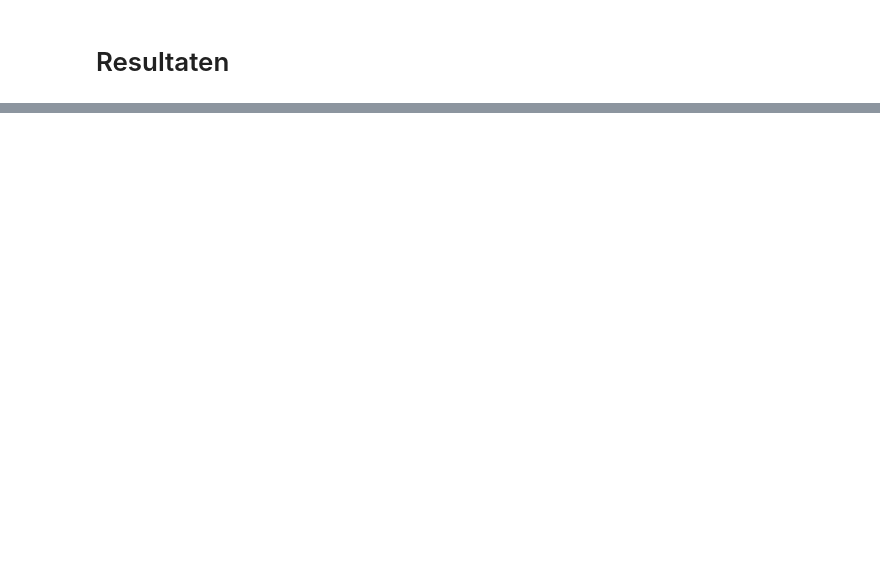
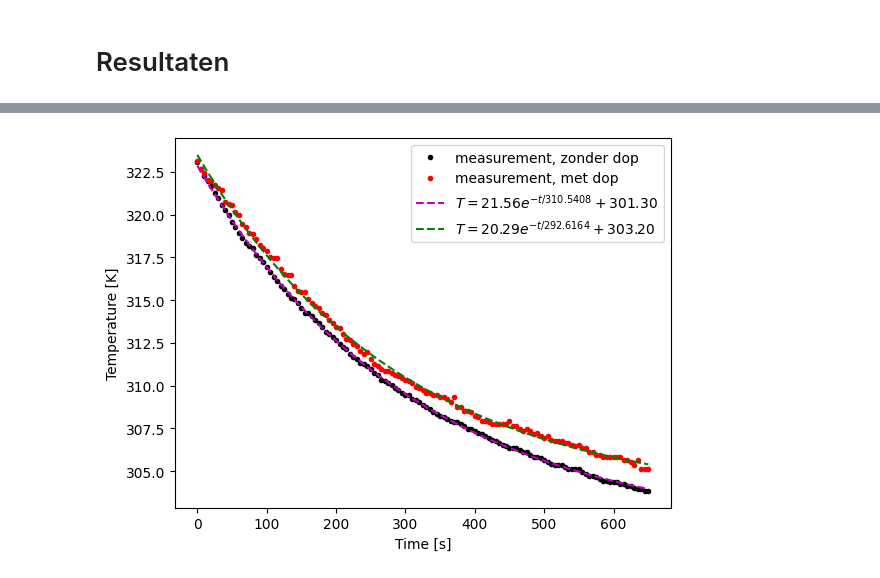
Before and after one commit to cs50202/kimienalesja, a Jupyter notebook: Content/Labs/koelbuis.ipynb, the cells around one changed output, grey strips where cells are left out. Saved outputs shown, nothing was run; the diff lists cells and outputs as text; code cells hidden in the pictures; blank space fills up the shorter version.

```diff
--- a/Content/Labs/koelbuis.ipynb
+++ b/Content/Labs/koelbuis.ipynb
@@ -164,58 +206,92 @@ import numpy as np
 import matplotlib.pyplot as plt
 from scipy.optimize import curve_fit
 
+dikte = 0.0026
+breed = 0.0502
+leng = 0.10092
+
+def oppervlak(d, b, l):
+    buitenopp = b*np.pi*l
+    binnenopp = (b-(2*d))*np.pi*l
+    rand = 2*(((b/2)**2*np.pi)-((b-(2*d)/2)**2)*np.pi)
+    A = buitenopp + binnenopp + rand
+    return A
+
+
 def exp_func(t, A, tau, T_omg):
     # A is verschiltemperatuur met omgeving aan start
     # tau is de karakteristieke tijd voor de koeling
     # T_omg is de omgevingstemperatuur
     return (A * np.exp(-t/tau) + T_omg)
 
-buitenoppervlak = 1.598103113e-2  # bepaal zelf in m^2
-warmtecapaciteit = 0.0 # bepaal de warmtecapaciteit in J/K
+buitenoppervlak = oppervlak(dikte, breed, leng) # bepaal zelf in m^2
+warmtecapaciteit = 8.8e2 # We hebben een aluminium buis, warmtecapaciteit in kg K
+print(f"uitwerking van opdracht 5: het berekende buitenoppervlak is {buitenoppervlak:.2g} m^2, de warmtecapaciteit is {warmtecapaciteit:.2g} kg K en we schatten de omgevingstemperatuur op 23 graden celcius")
 
-#eerste meting:
-# t = np.array([0, 40,73,74,75,77,84,86,90,96, 103,109, 114, 119,
-#               1, 4, 7, 10, 11, 12, 14, 15, 17, 19, 22, 25, 29, 31, 39, 43, 58, 66, 69, 73, 76, 78, 82, 85, 89, 93, 98, 102, 106, 112, 119, 128, 134, 138, 144, 149, 155, 159, 166, 168, 173, 178, 186]) #seconden
-# Temperature = np.array([48.3, 36.7, 36.9, 36.2, 35.9, 38.8, 35.5, 35.3, 35.2, 35.35, 34.8, 34.5, 34.3, 34.1,
-#                         50.1, 49.6, 49.1, 48.9, 48.8, 48.6, 48.8, 48.75, 46.8, 46.4, 45.8, 45.3, 45.1, 44.9, 44.7, 44.4, 44.3, 43.8, 43.3, 42.9, 42.6, 42.2, 41.9, 41.5, 41.3, 41.2, 40.9, 40.6, 40, 39.8, 39.3, 38.7, 38.2, 38.1, 38, 37.8, 37.6, 37.2, 37, 36.6, 36.4, 36.1, 35.9, ]) #Celcius
+# We meten met een tijdsinterval van 5 seconden
+times = np.arange(0, 651, 5)
 
-#tweede meting:
-newt = np.array([1, 4, 7, 10, 11, 12, 14, 15, 17, 19, 22, 25, 29, 31, 39, 43, 58, 66, 69, 73, 76, 78, 82, 85, 89, 93, 98, 102, 106, 112, 119, 128, 134, 138, 144, 149, 155, 159, 166, 168, 173, 178, 186])
-temperaturenew = np.array([50.1, 49.6, 49.1, 48.9, 48.8, 48.6, 48.8, 48.75, 46.8, 46.4, 45.8, 45.3, 45.1, 44.9, 44.7, 44.4, 44.3, 43.8, 43.3, 42.9, 42.6, 42.2, 41.9, 41.5, 41.3, 41.2, 40.9, 40.6, 40, 39.8, 39.3, 38.7, 38.2, 38.1, 38, 37.8, 37.6, 37.2, 37, 36.6, 36.4, 36.1, 35.9])
+# Eerste run van de proef, zonder dop
+temps = np.array([49.9, 49.5, 49.1, 48.8, 48.5, 48.1, 47.8, 47.4, 47.1, 46.8, 46.4, 46.1, 45.8, 45.5, 45.2, 45.0, 44.9, 44.5, 44.3, 44.1, 43.8, 43.5, 43.2, 43.0, 42.7, 42.5,
+                  42.2, 42.0, 41.9, 41.7, 41.4, 41.1, 41.1, 40.9, 40.7, 40.5, 40.3, 40.0, 39.9, 39.7, 39.5, 39.3, 39.1, 39.0, 38.7, 38.5, 38.4, 38.2, 38.1, 38.0, 37.8, 37.6, 37.5, 37.2, 37.1,
+                  37.0, 36.9, 36.7, 36.6, 36.4, 36.3, 36.3, 36.1, 36.0, 35.9, 35.7, 35.6, 35.5, 35.3, 35.2, 35.1, 35.0, 34.9, 34.8, 34.7, 34.7, 34.6, 34.5, 34.3, 34.3, 34.2, 34.1, 34.0, 33.9,
+                  33.8, 33.7, 33.6, 33.5, 33.4, 33.3, 33.2, 33.2, 33.2, 33.1, 33.0, 33.0, 32.8, 32.7, 32.7, 32.6, 32.5, 32.4, 32.3, 32.2, 32.2, 32.2, 32.1, 32.0, 32.0, 32.0, 32.0, 31.8, 31.7,
+                  31.6, 31.6, 31.5, 31.4, 31.3, 31.3, 31.2, 31.2, 31.2, 31.1, 31.1, 31.0, 31.0, 30.9, 30.8, 30.8, 30.7, 30.7])+273.15
 
-#derde meting:
-time3 = np.arange(0, 171, 5)
-temperature3 = np.array([44, 43.3, 42.8, 42.1, 41.6, 41.1, 41.1, 41.1, 40.9, 40.6, 40.2, 39.8, 39.7, 39.3, 39, 38.6, 38.2, 37.7, 37.2, 36.4, 35.6, 34.3, 34.2, 34.4, 34.7, 35, 34.7, 33.8, 33.6, 33.2, 33.1, 32.9, 32.8, 32.6, 32.7])
+timesdop = np.arange(0, 651, 5)
 
+# Tweede run van de proef, met dop
+tempsdop = np.array([50.0, 49.5, 49.3, 48.9, 48.8, 48.6, 48.4, 48.3, 47.6, 47.5, 47.4, 47.0, 46.8, 46.3, 46.1, 45.8, 45.7, 45.4, 45.1, 44.9, 44.7, 44.4, 44.3, 44.3, 43.7, 43.4,
+                     43.3, 43.3, 42.7, 42.4, 42.3, 42.3, 41.9, 41.7, 41.5, 41.4, 41.1, 41.0, 40.7, 40.5, 40.3, 40.2, 39.9, 39.6, 39.5, 39.3, 39.2, 38.9, 38.7, 38.8, 38.4, 38.1,
+                     38.0, 37.8, 37.7, 37.7, 37.6, 37.5, 37.4, 37.3, 37.2, 37.1, 37.0, 36.8, 36.7, 36.6, 36.4, 36.4, 36.3, 36.3, 36.2, 36.2, 36.1, 35.9, 36.2, 35.6, 35.6, 35.4, 35.4, 35.3,
+                     35.1, 35.0, 34.8, 34.8, 34.7, 34.6, 34.6, 34.6, 34.6, 34.6, 34.8, 34.5, 34.5, 34.3, 34.2, 34.3, 34.2, 34.0, 34.1, 33.9, 33.8, 33.9, 33.7, 33.6,33.6, 33.6, 33.5, 33.5,
+                     33.4, 33.3, 33.4, 33.2, 33.2, 33.0, 33.0, 32.8, 32.8, 32.7, 32.7, 32.7, 32.7, 32.7, 32.7, 32.5, 32.5, 32.4, 32.2, 32.5, 32.0, 32.0, 32.0])+273.15
 
-#meting met dop:
-times = np.arange(0, 456, 5)
-temps = np.array([48.7, 48.3, 47.8, 47.4, 46.9, 46.4, 46, 45.6, 45.3, 44.8, 44.4, 43.9, 43.4, 43.1, 42.7, 42.5, 42.3, 42, 41.6, 41.4, 41.1, 40.9, 40.5, 40.3, 40, 39.7, 39.5, 39.3, 39, 38.7, 38.4, 38.3, 38, 37.8, 37.5, 37.4, 37.2, 37, 36.9, 36.7, 36.5, 36.4, 36.2, 36.1, 35.9, 35.7, 35.5, 35.3, 35.3, 35.1, 34.9, 34.7, 34.6, 34.6, 34.5, 34.4, 34.2, 34.1, 34, 33.8, 33.6, 33.5, 33.4, 33.3, 33.1, 33, 33, 32.8, 32.7, 32.7, 32.6, 32.5, 32.5, 32.4, 32.2, 32.2, 32, 31.9, 31.8, 31.7, 31.6, 31.5, 31.5, 31.5, 31.5, 31.4, 31.3, 31.3, 31.1, 31, 31])
-
-
-# pas beginwaardes aan naar schatting
-# Het aantal maxfev moet wellicht hoger voor goede convergentie van de waarde
-popt, pocv = curve_fit(exp_func, times, temps, p0=[50, 1000, 20], maxfev=5000)
+#Fit uitvoeren
+popt, pocv = curve_fit(exp_func, times, temps, p0=[0.01, 1000, 23], maxfev=5000)
+poptdop, pcovdop = curve_fit(exp_func, timesdop, tempsdop, p0 = [0.01, 1000, 23], maxfev=5000)
 
 A_exp, tau_exp, T_omg_exp = popt
+Adop, taudop, Tdop = poptdop
 
-y_fit = exp_func(times, *popt)
+x_fit = np.linspace(np.min(times), np.max(times), 1000)
+
+y_fit = exp_func(x_fit, *popt)
+y_fitdop = exp_func(x_fit, *poptdop)
 
 plt.figure()
 plt.xlabel('Time [s]')
 plt.ylabel('Temperature [K]')
 
-plt.plot(times, temps, 'bo', label='measurement')
-plt.plot(times, y_fit, 'r-',
+plt.plot(times, temps, 'k.', label='measurement, zonder dop')
+plt.plot(timesdop, tempsdop, 'r.', label = 'measurement, met dop')
+plt.plot(x_fit, y_fit, 'm--',
          label='$T = %0.2f e^{-t/%0.4f} + %0.2f$' % (A_exp, tau_exp, T_omg_exp))
+plt.plot(x_fit, y_fitdop, 'g--',
+         label='$T = %0.2f e^{-t/%0.4f} + %0.2f$' % (Adop, taudop, Tdop))
 
 plt.legend()
 
 plt.show()
 
 h_exp = (warmtecapaciteit) / (tau_exp * buitenoppervlak)
+h_dop = (warmtecapaciteit) / (taudop * buitenoppervlak)
 
-print(h_exp) # warmteoverdrachtscoëfficiënt in W/m^2 K
-#Sla figuren op met
+#errorpropagation
 
-plt.savefig("Figuren/koelbuis.png", dpi=450)
+u_tau_exp = np.sqrt(pocv[1,1])
+u_A_exp = np.sqrt(pocv[0,0])
+u_taudop = np.sqrt(pcovdop[1,1])
+u_Adop = np.sqrt(pcovdop[0,0])
+
+uhexp = np.sqrt((u_tau_exp/tau_exp)**2 + (u_A_exp/buitenoppervlak)**2)*h_exp
+uhdop = np.sqrt((u_taudop/taudop)**2 + (u_Adop/buitenoppervlak)**2)*h_dop
+
+# printen van waardes
+
+print(f"Proef 1: zonder dop is de warmteoverdrachtscoefficient {h_exp:.4g} W/m^2 K")
+print(f"Proef 1: met dop is de warmteoverdrachtscoefficient {h_dop:.4g} W/m^2 K")
+# Sla figuren op met
+#
+# plt.savefig("Figuren/naam.png", dpi=450)
+# %% [output]
@@ -221,0 +299 @@ plt.savefig("Figuren/koelbuis.png", dpi=450)
+[figure, added]
```
Also changed, not shown: parts of 7 cells of this notebook, 2 other files.
